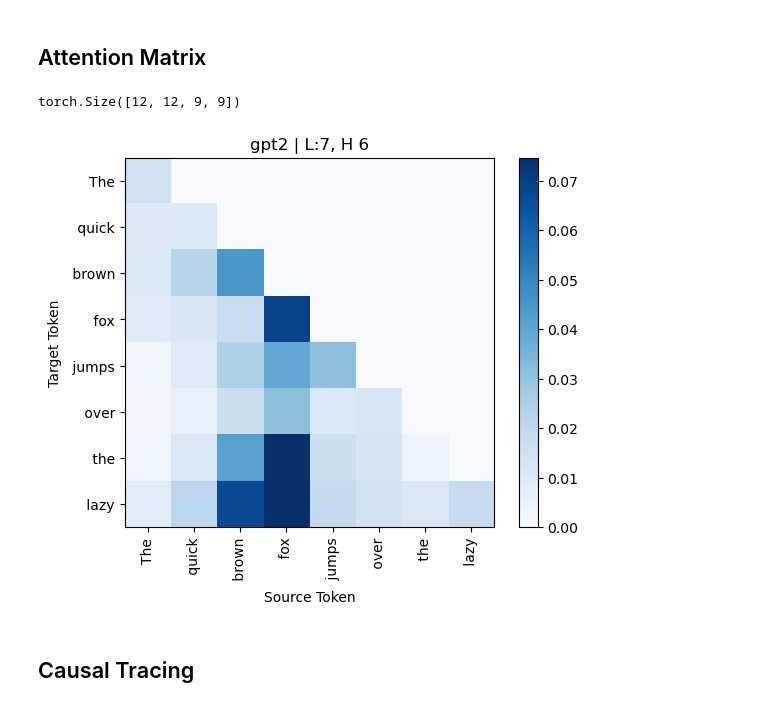
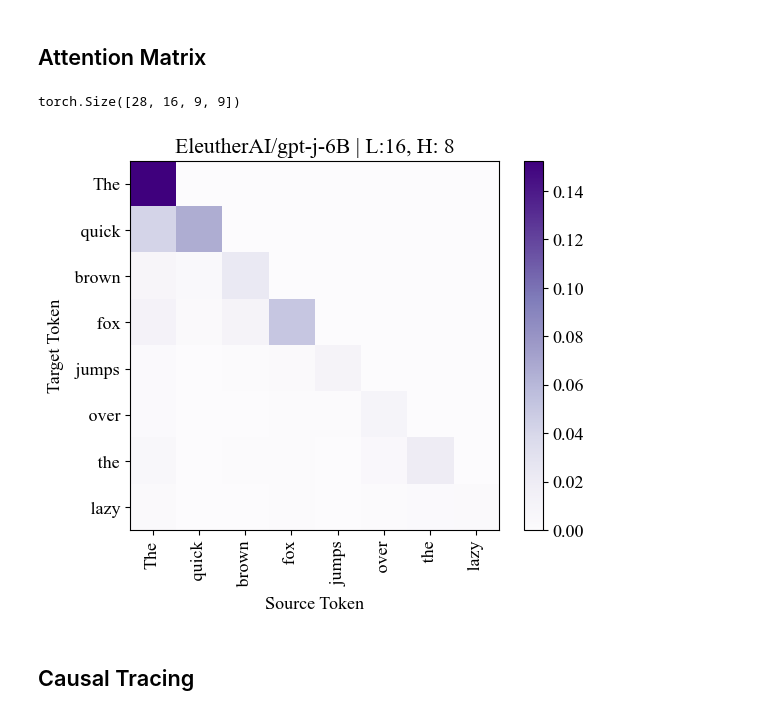
Before and after one commit to arnab-api/llmdistil, a Jupyter notebook: backend/demo.ipynb, the cells around one changed output. Drawn from its saved outputs; the diff is of its cells as text; code cells hidden in the pictures.

```diff
--- a/backend/demo.ipynb
+++ b/backend/demo.ipynb
@@ -13,8 +16,8 @@ torch.__version__, transformers.__version__, torch.version.cuda
 from src.models import ModelandTokenizer
 from src import models
 
-MODEL_PATH = "gpt2"
-# MODEL_PATH = "EleutherAI/gpt-j-6B"
+# MODEL_PATH = "gpt2"
+MODEL_PATH = "EleutherAI/gpt-j-6B"
 # MODEL_PATH = "meta-llama/Llama-2-7b-hf"
 # MODEL_PATH = "mistralai/Mistral-7B-v0.1"
 # MODEL_PATH = "state-spaces/mamba-2.8b-slimpj" # state-spaces/mamba-2.8b
@@ -63,50 +66,68 @@ attn = get_attention_matrices(
 )
 attn.shape
 # %% [output]
-torch.Size([12, 12, 9, 9])
+torch.Size([28, 16, 9, 9])
 # %%
 # ! TODO: Visualize the attention matrices
 
 import matplotlib.pyplot as plt
 def visualize_attn_matrix(
     prompt: str,
     attn_matrix: torch.Tensor,
     remove_eos: bool=True,
-    title: str | None = None
+    title: str | None = None,
+    color_scheme: str = "Blues"
 ):
     assert attn_matrix.shape[0] == attn_matrix.shape[1], "Attention matrix must be square"
 
     promt_tokenized = mt.tokenizer(prompt, return_tensors='pt').input_ids
     tokens = [mt.tokenizer.decode([t]) for t in promt_tokenized[0]]
     assert len(tokens) == attn_matrix.shape[-1], "Tokens and attention matrix must have the same length"
 
     start_idx = 0
     if remove_eos:
         start_idx = 1 if tokens[0] == mt.tokenizer.eos_token else 0
 
-    img = plt.imshow(attn_matrix[start_idx:, start_idx:].cpu().numpy(), cmap='Blues', interpolation='nearest')
-    plt.colorbar(img, orientation='vertical')
+    with plt.rc_context(
+        rc={
+            "font.family": "Times New Roman",
+            "font.size": 13,
+        }
+    ):
 
-    plt.xticks(range(len(tokens)-start_idx), tokens[start_idx:], rotation=90)
-    plt.yticks(range(len(tokens)-start_idx), tokens[start_idx:])
+        img = plt.imshow(
+            attn_matrix[start_idx:, start_idx:].cpu().numpy(),
+            cmap=color_scheme,
+            interpolation='nearest'
+        )
+        plt.colorbar(img, orientation='vertical')
 
-    plt.ylabel("Target Token")
-    plt.xlabel("Source Token")
+        plt.xticks(range(len(tokens)-start_idx), tokens[start_idx:], rotation=90)
+        plt.yticks(range(len(tokens)-start_idx), tokens[start_idx:])
 
-    if title:
-        plt.title(title)
+        plt.ylabel("Target Token")
+        plt.xlabel("Source Token")
 
-    plt.show()
+        if title:
+            plt.title(title)
+
+        plt.show()
 
 
 #######################################
-layer_no = 7
-head_no = 6
+layer_no = 16
+head_no = 8
 #######################################
 
-visualize_attn_matrix(prompt, attn[layer_no, head_no], remove_eos=True, title = f"{MODEL_PATH} | L:{layer_no}, H {head_no}")
+visualize_attn_matrix(
+    prompt,
+    attn[layer_no, head_no],
+    remove_eos=True,
+    title = f"{MODEL_PATH} | L:{layer_no}, H: {head_no}",
+    color_scheme="Purples"
+)
 # %% [output]
-[figure, old version]
+[figure, new version]
 # %% [markdown]
 ## Causal Tracing
 # %% [markdown]
```
Also changed, not shown: parts of 9 cells of this notebook.
